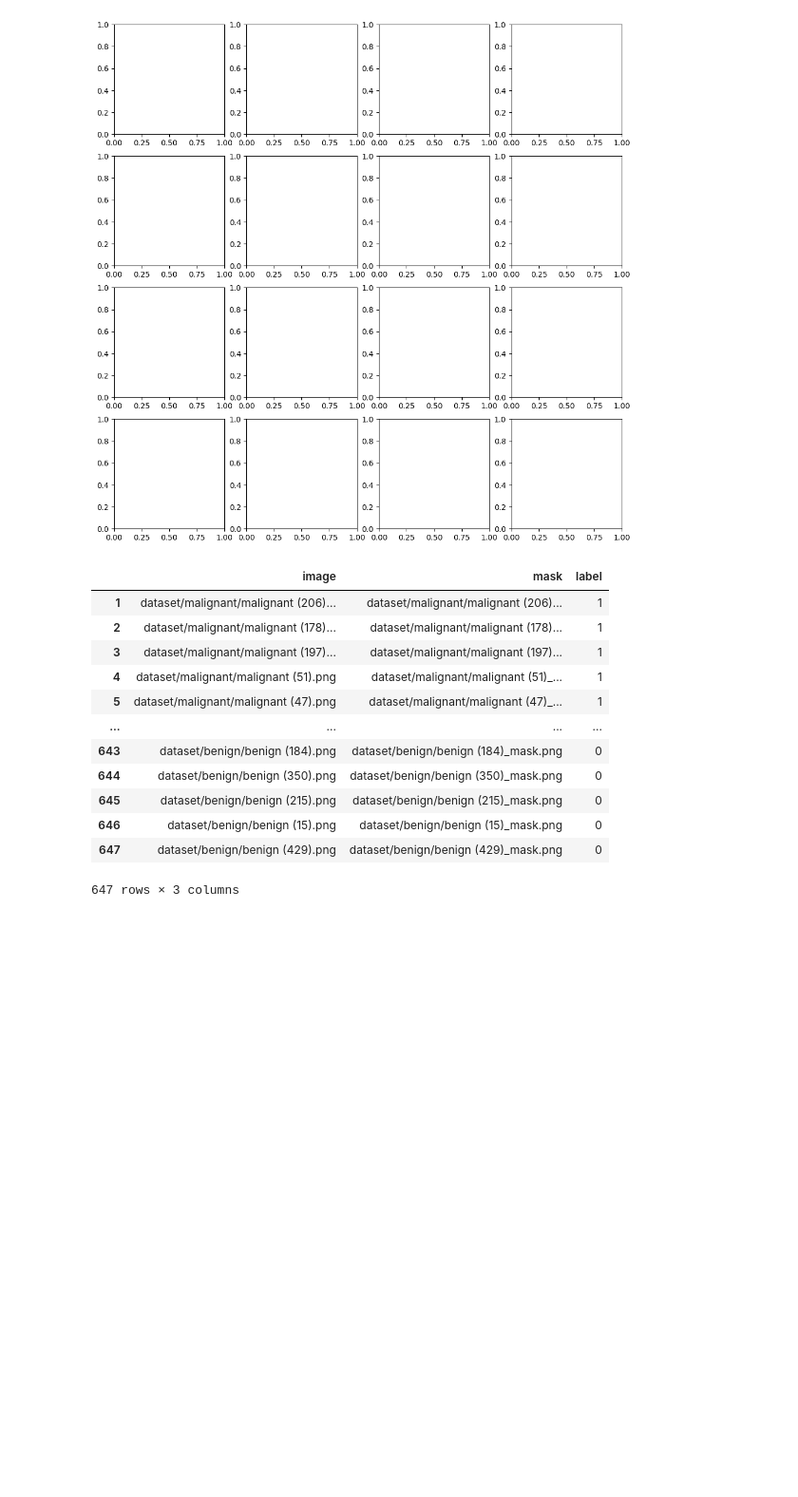
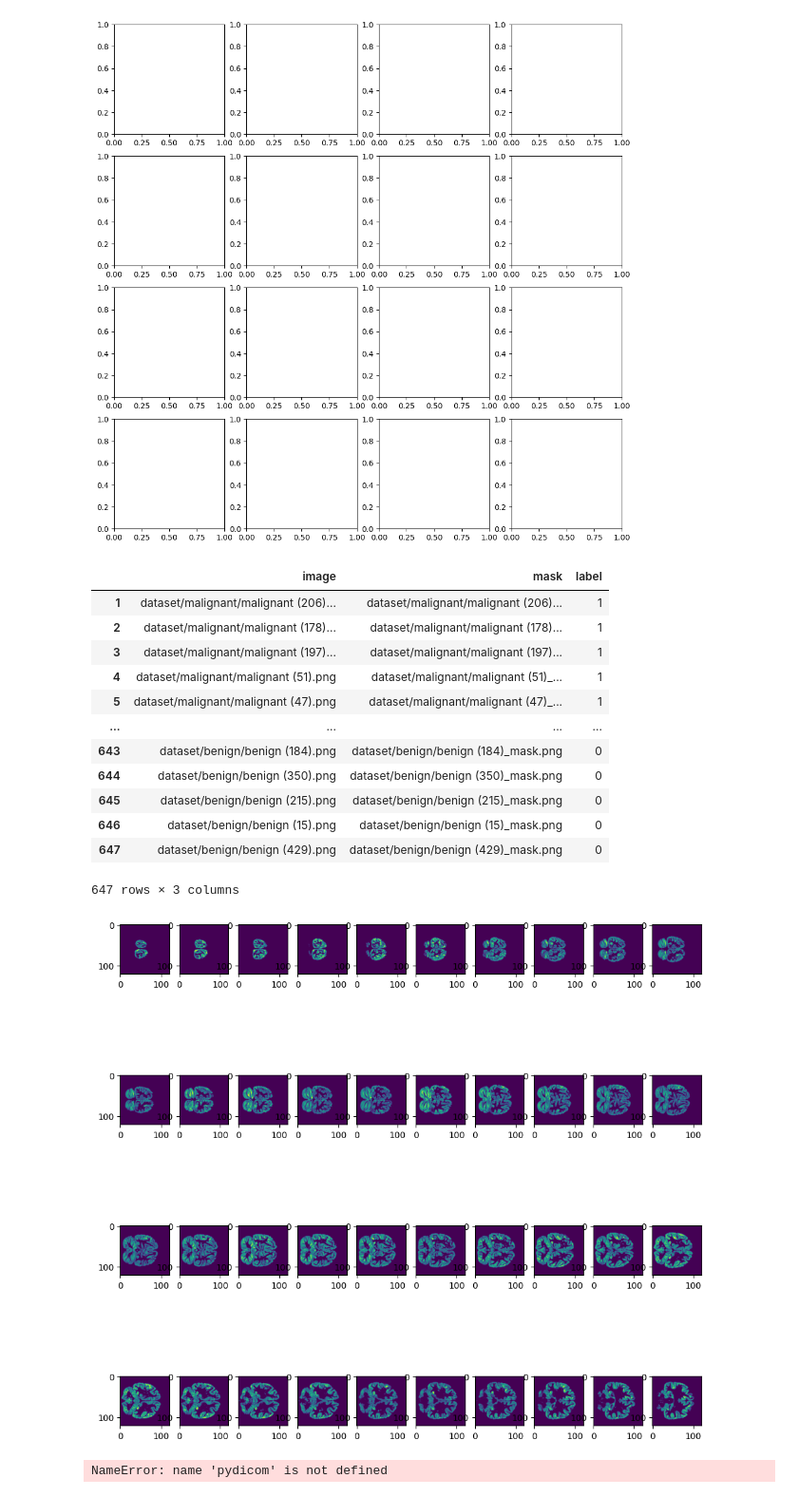
Before and after one commit to andreaborghesi00/echo-guardian, a Jupyter notebook: A02.ipynb, the cells around one changed output. Shown: that part at 95% size. Saved outputs shown, nothing was run; the diff lists cells and outputs as text; code cells hidden in the pictures; blank space fills up the shorter version.

```diff
--- a/A02.ipynb
+++ b/A02.ipynb
@@ -92,3 +92,81 @@ df
 | 646 | dataset/benign/benign (15).png | dataset/benign/benign (15)_mask.png | 0 |
 | 647 | dataset/benign/benign (429).png | dataset/benign/benign (429)_mask.png | 0 |
 647 rows × 3 columns
+# %%
+# %% [Plot MRI]
+path = 'code__esempi/data/multiple-patients/MRI/mwp1-mri-1.nii'
+img = nib.load(path).get_fdata()
+img.shape
+plt.style.use('default')
+fig, axes = plt.subplots(4,10, figsize=(12,12))
+for i, ax in enumerate(axes.reshape(-1)):
+    ax.imshow(img[:, i + 20, :])
+plt.show()
+
+#%% [Plot PET]
+path = 'code__esempi/data/single-patient/PET/dicom/PET-001.dcm'
+pet = pydicom.dcmread(path).pixel_array
+plt.imshow(pet, cmap='viridis')
+plt.show()
+
+
+path = 'code__esempi/data/single-patient/CT/dicom/*.dcm'
+
+# load the DICOM files
+files = []
+
+for fname in glob.glob(path, recursive=False):
+    print("loading: {}".format(fname))
+    files.append(pydicom.dcmread(fname))
+
+print("file count: {}".format(len(files)))
+
+# skip files with no SliceLocation (eg scout views)
+slices = []
+skipcount = 0
+for f in files:
+    if hasattr(f, 'SliceLocation'):
+        slices.append(f)
+    else:
+        skipcount = skipcount + 1
+
+print("skipped, no SliceLocation: {}".format(skipcount))
+
+# ensure they are in the correct order
+slices = sorted(slices, key=lambda s: s.SliceLocation)
+
+# pixel aspects, assuming all slices are the same
+print(type(slices[0]))
+ps = slices[0].PixelSpacing
+ss = slices[0].SliceThickness
+ax_aspect = ps[1]/ps[0]
+sag_aspect = ps[1]/ss
+cor_aspect = ss/ps[0]
+
+# create 3D array
+img_shape = list(slices[0].pixel_array.shape)
+img_shape.append(len(slices))
+img3d = np.zeros(img_shape)
+
+# fill 3D array with the images from the files
+for i, s in enumerate(slices):
+    img2d = s.pixel_array
+    img3d[:, :, i] = img2d
+
+# plot 3 orthogonal slices
+a1 = plt.subplot(2, 2, 1)
+plt.imshow(img3d[:, :, img_shape[2]//2], cmap='gray')
+a1.set_aspect(ax_aspect)
+
+a2 = plt.subplot(2, 2, 2)
+plt.imshow(img3d[:, img_shape[1]//2, :], cmap='gray')
+a2.set_aspect(sag_aspect)
+
+a3 = plt.subplot(2, 2, 3)
+plt.imshow(img3d[img_shape[0]//2, :, :].T, cmap='gray', origin="lower")
+a3.set_aspect(cor_aspect)
+
+plt.show()
+# %% [output]
+[figure, added]
+NameError: name 'pydicom' is not defined
```
Also changed, not shown: parts of 2 cells of this notebook, 1 other file.
